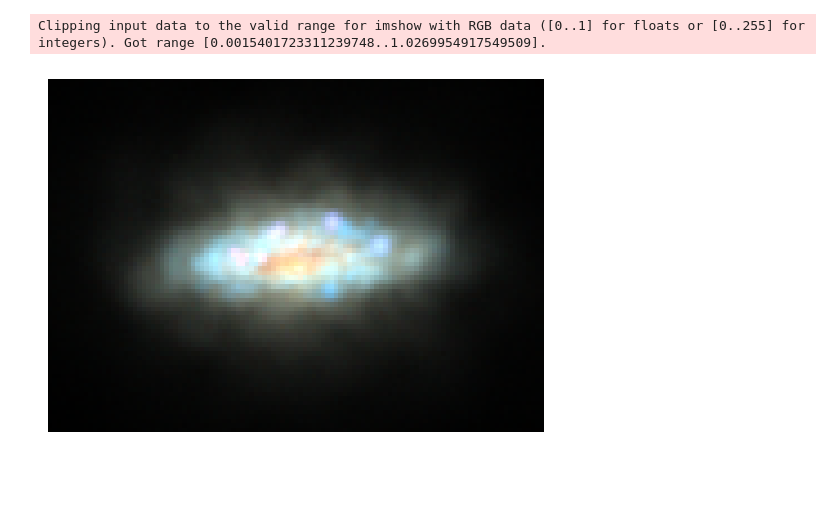
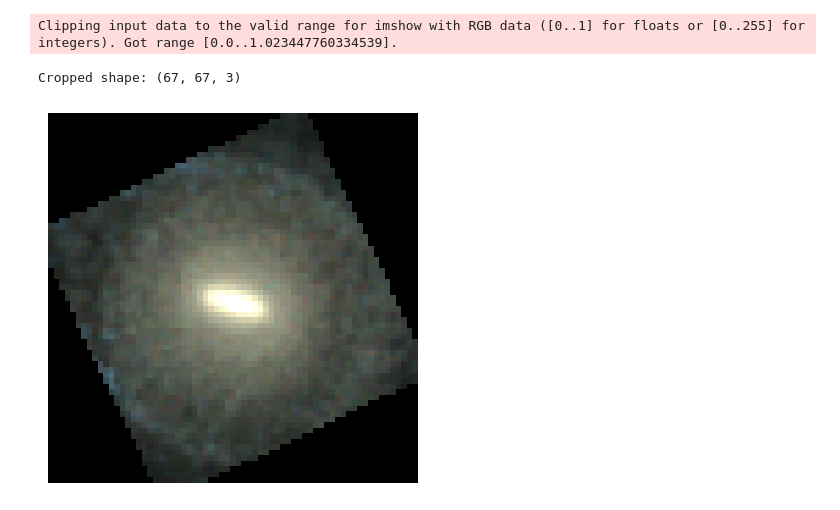
Before and after one commit to BerndDoser/PEST, a Jupyter notebook: devel/illustris_skirt.ipynb, the cells around one changed output. Drawn from its saved outputs; the diff is of its cells as text; code cells hidden in the pictures; blank space fills up the shorter version.

```diff
--- a/devel/illustris_skirt.ipynb
+++ b/devel/illustris_skirt.ipynb
@@ -23,0 +29,5 @@ visualize_results(stats)
+# %%
+rotated_image = pest.align_image_horizontally(image, stats["pa_rad"])
+plt.imshow(rotated_image)
+plt.axis("off")
+plt.show()
@@ -23,0 +37,3 @@ visualize_results(stats)
+# %%
+stats_rot = pest.estimate_geometry_weighted(rotated_image)
+pest.visualize_results(stats_rot)
@@ -24,46 +42,12 @@ visualize_results(stats)
 # %%
-import numpy as np
-import matplotlib.pyplot as plt
-from scipy.ndimage import rotate as nd_rotate
-from pest import estimate_geometry_weighted
+MARGIN = 10
+croped_image = pest.crop_quadratic(rotated_image, stats_rot["centroid"], stats_rot["major_axis"] + MARGIN)
+print(f"Cropped shape: {croped_image.shape}")
 
-# Ellipse parameters from stats
-x_c, y_c = stats["centroid"]
-a = stats["major_axis"]
-b = stats["minor_axis"]
-theta = stats["pa_rad"]
-
-# Rotate image so that the major axis is horizontal.
-# theta is the angle of the major axis from the column (x) direction;
-# rotating by np.degrees(theta) CCW aligns the major axis with the horizontal axis.
-rotation_deg = np.degrees(theta)
-rotated = nd_rotate(image, rotation_deg, reshape=True)
-
-# Re-estimate geometry on the rotated image to get the updated centroid
-stats_rot = estimate_geometry_weighted(rotated.copy())
-x_c2, y_c2 = stats_rot["centroid"]
-a2 = stats_rot["major_axis"]
-b2 = stats_rot["minor_axis"]
-
-MARGIN = 10
-
-# After rotation the major axis is horizontal, so bounding box is a2 wide and b2 tall
-col_min = int(np.floor(x_c2 - a2 - MARGIN))
-col_max = int(np.ceil(x_c2 + a2 + MARGIN))
-row_min = int(np.floor(y_c2 - b2 - MARGIN))
-row_max = int(np.ceil(y_c2 + b2 + MARGIN))
-
-H2, W2 = rotated.shape[:2]
-col_min = max(0, col_min)
-col_max = min(W2, col_max)
-row_min = max(0, row_min)
-row_max = min(H2, row_max)
-
-scaled = rotated[row_min:row_max, col_min:col_max]
-
-plt.imshow(scaled)
+plt.imshow(croped_image)
 plt.axis("off")
 plt.show()
 # %% [output]
-Clipping input data to the valid range for imshow with RGB data ([0..1] for floats or [0..255] for integers). Got range [0.0015401723311239748..1.0269954917549509].
+Clipping input data to the valid range for imshow with RGB data ([0..1] for floats or [0..255] for integers). Got range [0.0..1.023447760334539].
+Cropped shape: (67, 67, 3)
-[figure, old version]
+[figure, new version]
```
Also changed, not shown: parts of 6 cells of this notebook, 2 other files.
